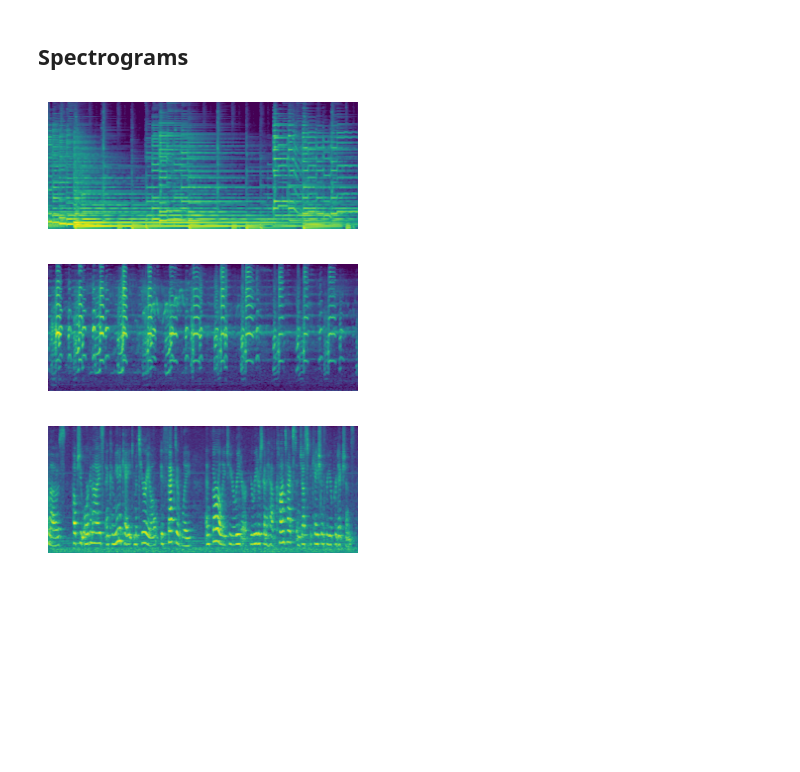
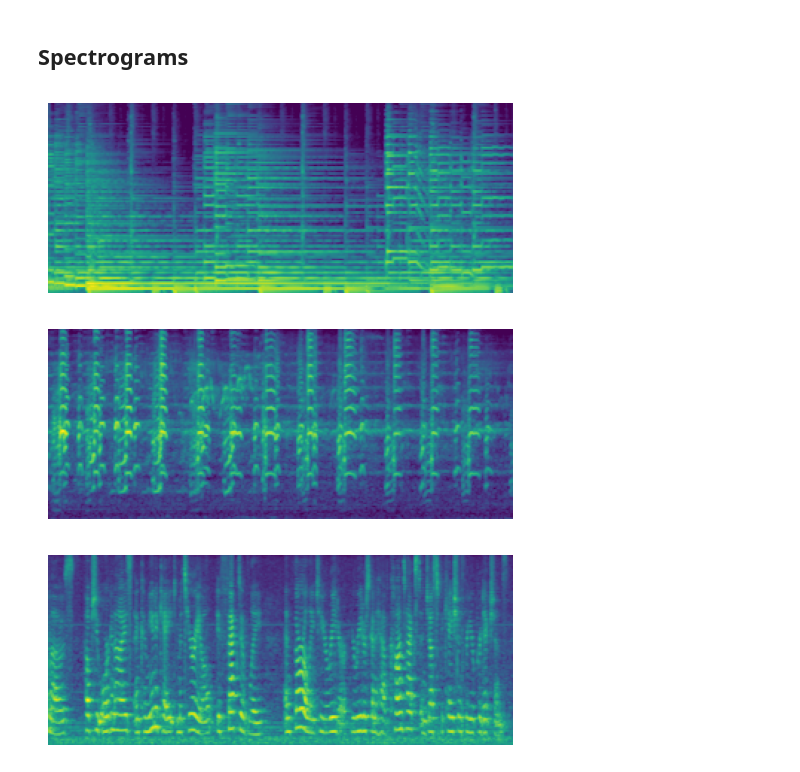
Before and after one commit to wojtekk23/ss-vq-vae, a Jupyter notebook: experiments/Thesis Visualizations.ipynb, the cells around one changed output. Cells and saved outputs as stored; diff of their text form; code cells hidden in the pictures; blank space fills up the shorter version.

```diff
--- a/experiments/Thesis Visualizations.ipynb
+++ b/experiments/Thesis Visualizations.ipynb
@@ -9,34 +9,34 @@ import librosa
 import numpy as np
 import matplotlib.pyplot as plt
 
 HOME_FOLDER = '/home/user/ss-vq-vae/experiments/visualizations_data/spectrograms/'
 SR = 16_000
 duration = 10
 
 # Dictionary of YouTube URLs with start and duration for clips
 # Clips taken from the Audioset dataset: "Music", "Bird vocalization, bird call, bird song" and "Speech" respectively
 rel_paths = {
     'Music': '-0SdAVK79lg.wav',
     'Bird song': 'G8tT-uKj3Ls.wav',
     'Speech': '-5-vmt2iKT0.wav',
 }
 
 def process_audio(rel_path):
     full_path = os.path.join(HOME_FOLDER, rel_path)
 
     audio_data, sample_rate = librosa.load(full_path, sr=SR, duration=duration)
     melspectrogram = librosa.feature.melspectrogram(y=audio_data, sr=sample_rate)
     return librosa.power_to_db(melspectrogram, ref=np.max)
 
 melspectrograms = {key: process_audio(rel_path) for key, rel_path in rel_paths.items()}
 
 # Generate plots
 for i, (key, melspectrogram) in enumerate(melspectrograms.items()):
-    fig, axes = plt.subplots(1, figsize=(4, 12))
+    fig, axes = plt.subplots(1, figsize=(6, 18))
     axes.axis('off')
     axes.imshow(melspectrogram, origin='lower')
     fig.savefig(os.path.join(HOME_FOLDER, f"{key}.png"))
 # %% [output]
-[figure, old version]
+[figure, new version]
-[figure, old version]
+[figure, new version]
-[figure, old version]
+[figure, new version]
```
Also changed, not shown: 3 other files.
